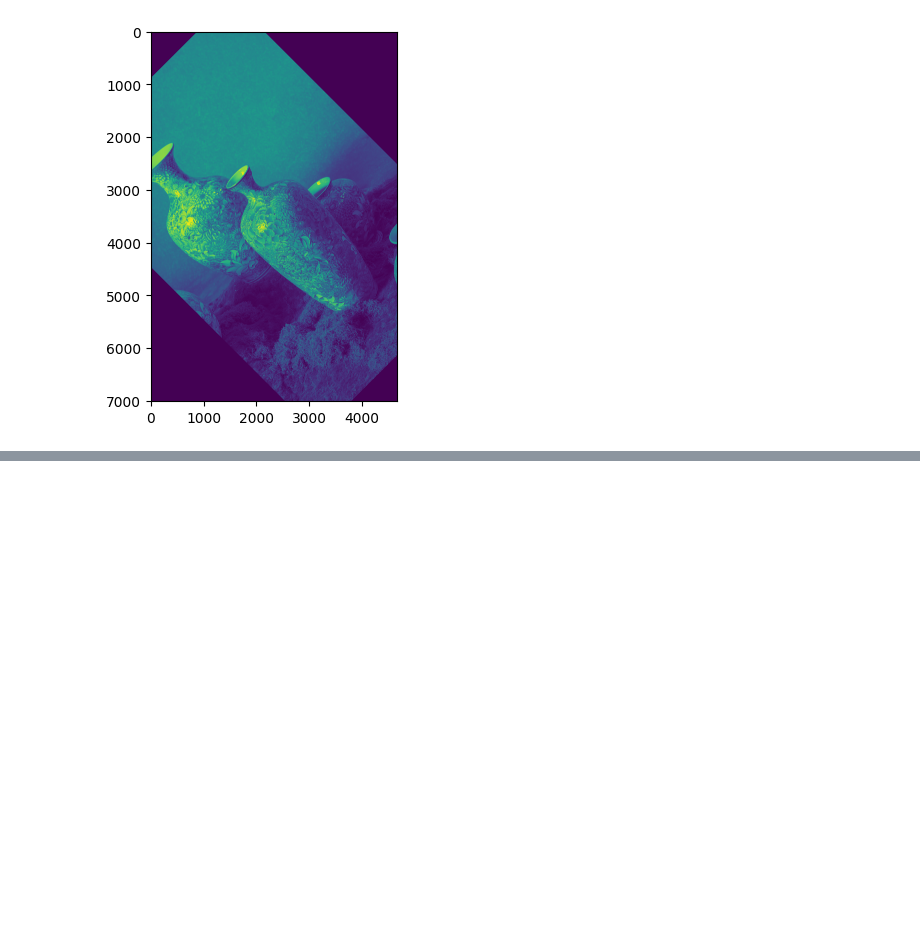
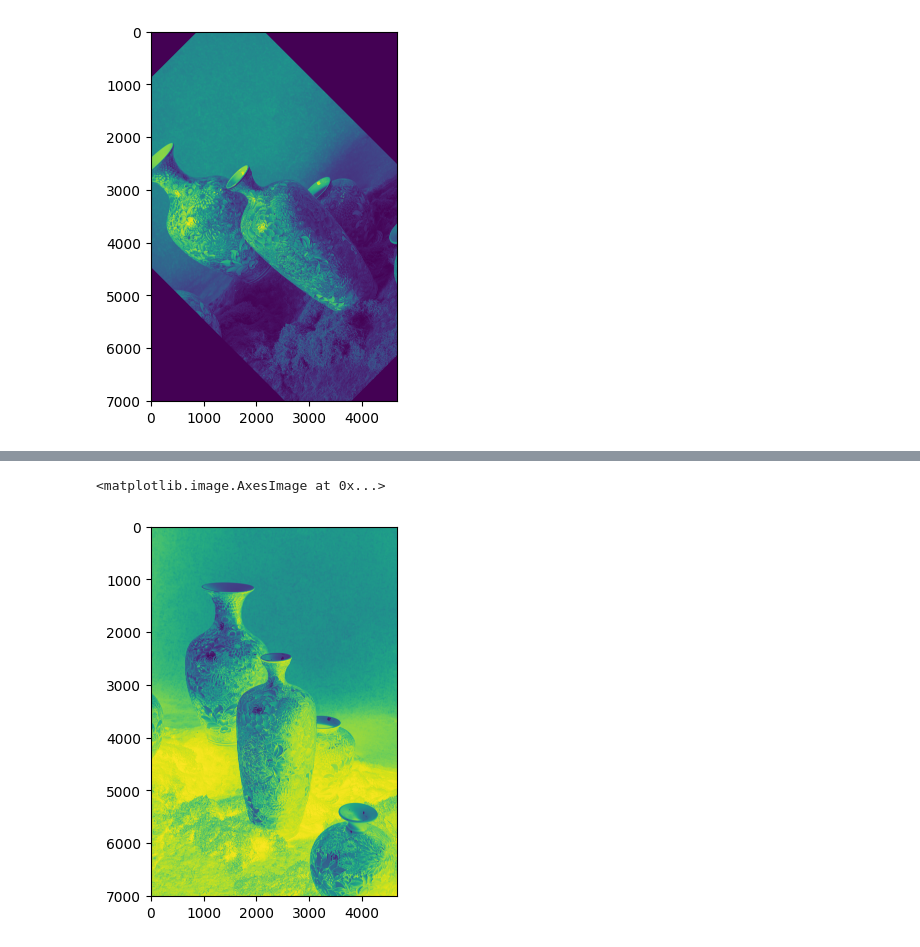
Before and after one commit to tdineth/Image-Processing-CO5430-4th-sem, a Jupyter notebook: E_23_076_Lab_01.ipynb, the cells around one changed output, grey strips where cells are left out. Drawn from its saved outputs; the diff is of its cells as text; code cells hidden in the pictures; blank space fills up the shorter version.

```diff
--- a/E_23_076_Lab_01.ipynb
+++ b/E_23_076_Lab_01.ipynb
@@ -203,0 +218,7 @@ plt.imshow(rot)
+# %%
+inv = cv2.bitwise_not(gray)
+# %%
+plt.imshow(inv)
+# %% [output]
+<matplotlib.image.AxesImage at 0x...>
+[figure, added]
```
Also changed, not shown: parts of 27 cells of this notebook.
